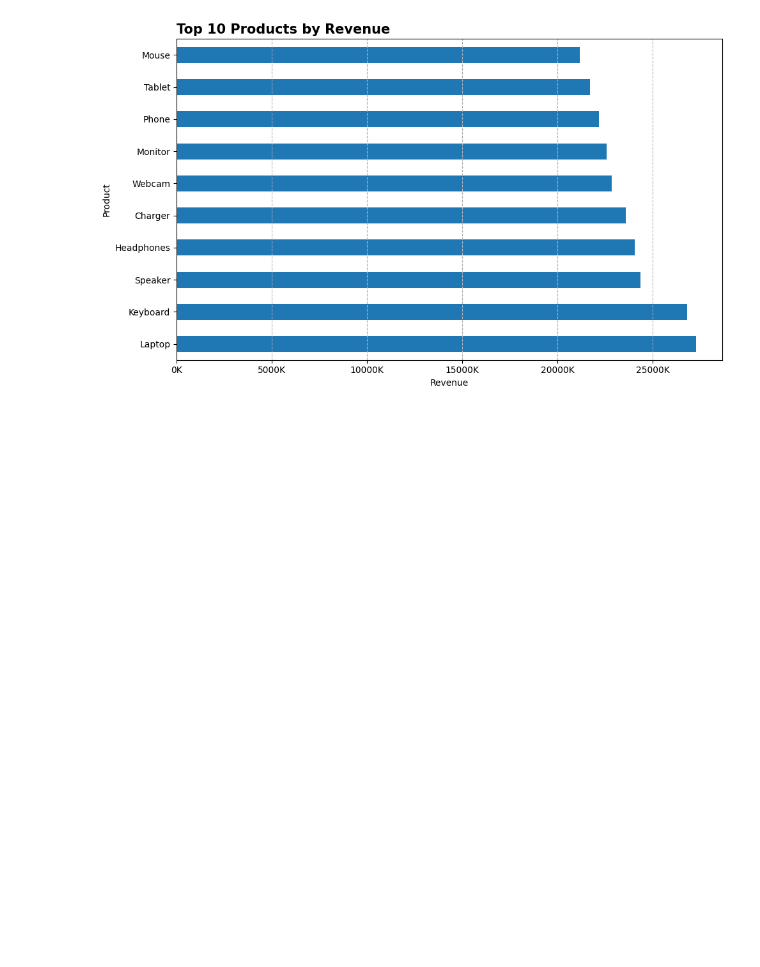
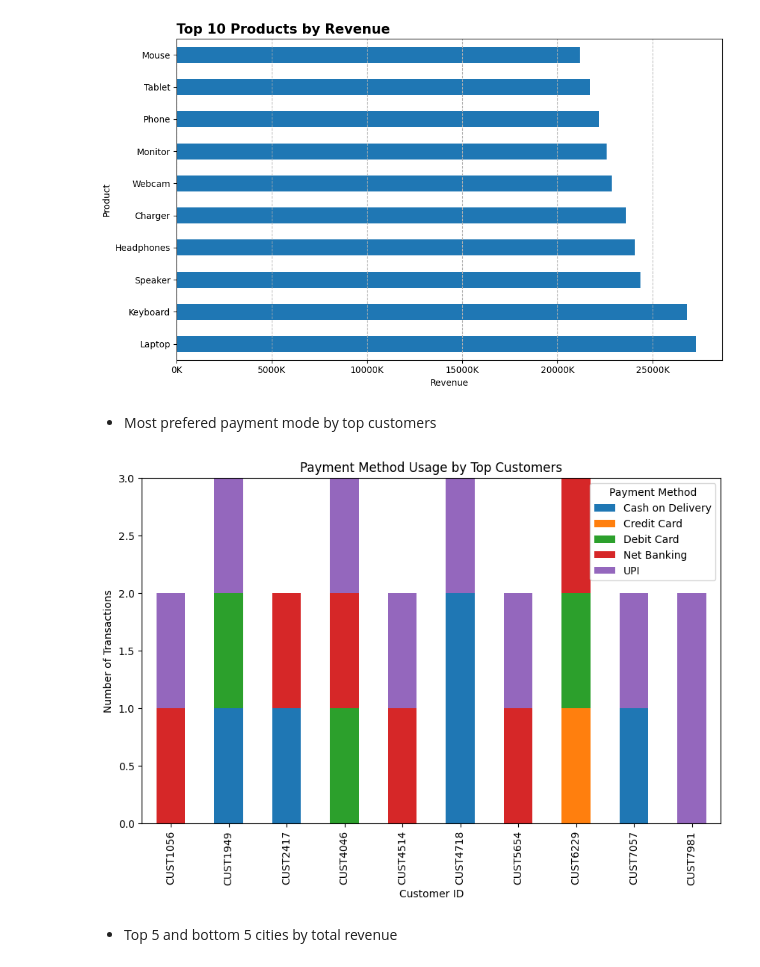
Before and after one commit to Abhaypanchal5/Data-Analytics-Portfolio, a Jupyter notebook: 05_End-To-End-Project/Ecommerce_sales_analysis_avd/Notebooks/Analysis.ipynb, the cells around one changed output. Cells and saved outputs as stored; diff of their text form; code cells hidden in the pictures; blank space fills up the shorter version.

```diff
--- a/05_End-To-End-Project/Ecommerce_sales_analysis_avd/Notebooks/Analysis.ipynb
+++ b/05_End-To-End-Project/Ecommerce_sales_analysis_avd/Notebooks/Analysis.ipynb
@@ -98,3 +99,34 @@ plt.tight_layout()
 plt.show()
 # %% [output]
 [figure]
+# %% [markdown]
+- Most prefered payment mode by top customers
+# %%
+df_VIP = (
+    df.groupby("customer_id")["revenue"]
+    .sum()
+    .sort_values(ascending=False)
+    .head(10)
+)
+
+df_top = df[df["customer_id"].isin(df_VIP.index)]
+
+pivot = df_top.pivot_table(
+    index="customer_id",
+    columns="payment_method",
+    aggfunc="size",
+    fill_value=0
+)
+
+pivot.plot(kind="bar",stacked=True,  figsize=(10,6))
+
+plt.xlabel("Customer ID")
+plt.ylabel("Number of Transactions")
+plt.title("Payment Method Usage by Top Customers")
+plt.legend(title="Payment Method")
+
+plt.show()
+# %% [output]
+[figure, added]
+# %% [markdown]
+- Top 5 and bottom 5 cities by total revenue
```
Also changed, not shown: parts of 7 cells of this notebook.
